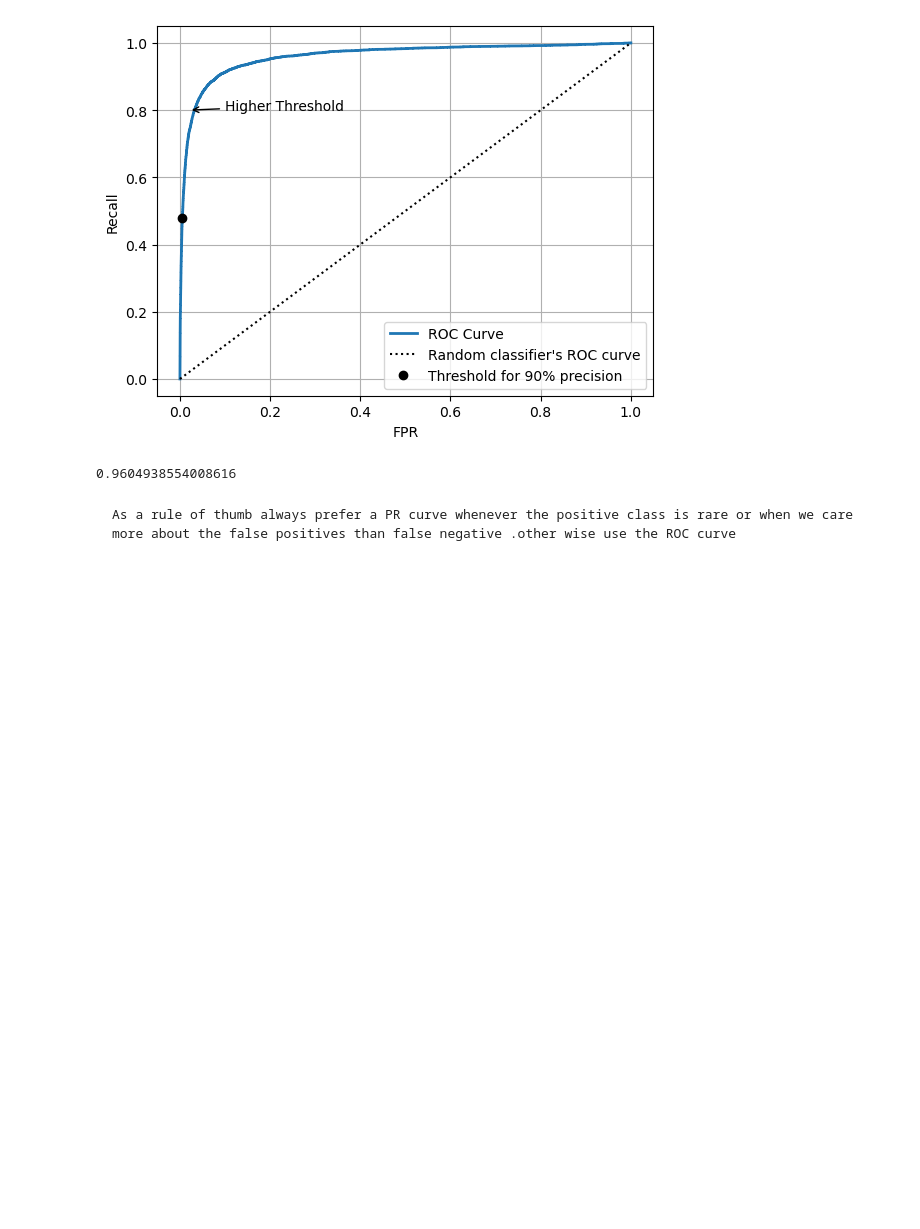
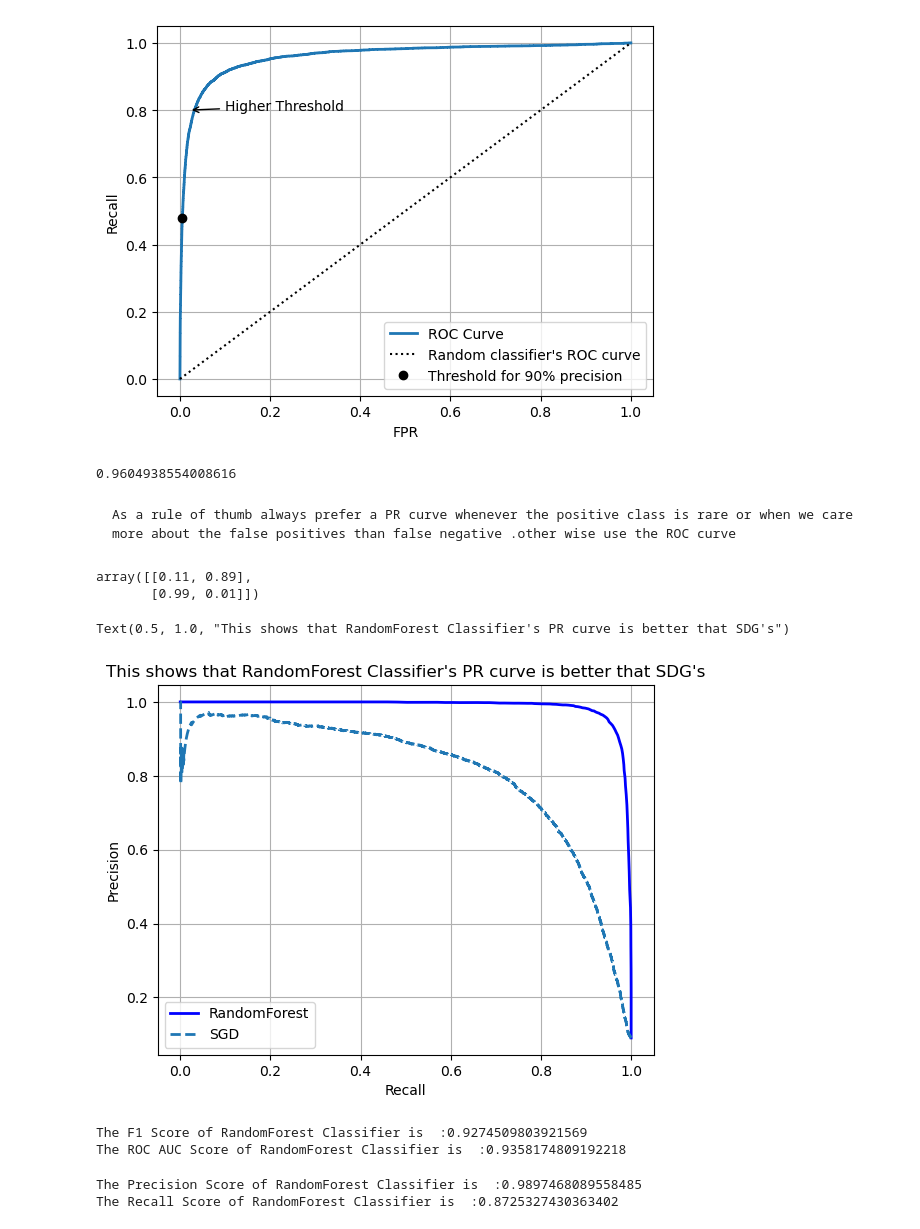
Before and after one commit to anshuman-upadhyay/DataSciences_AIML, a Jupyter notebook: ML/chapter3/mnist.ipynb, the cells around one changed output. Saved outputs shown, nothing was run; the diff lists cells and outputs as text; code cells hidden in the pictures; blank space fills up the shorter version.

```diff
--- a/ML/chapter3/mnist.ipynb
+++ b/ML/chapter3/mnist.ipynb
@@ -251,3 +251,57 @@ roc_auc_score(y_train_5,y_scores)
 
 
     As a rule of thumb always prefer a PR curve whenever the positive class is rare or when we care more about the false positives than false negative .other wise use the ROC curve
+# %%
+#Now for us to compare the the usefulness of the SDGClassifier we use the Randomforest classifier
+from sklearn.ensemble import RandomForestClassifier
+forest_clf = RandomForestClassifier(random_state=42)
+# Unlike the SGDclassifier , Random forest doesnt have a decision_function()
+#that can provide labels and scores for each of the instances in the datasets
+# This is a requirement for the PRECISION_RECALL_CURVE
+# But what random forest does have is a "predict_proba()" method in its class
+#  this is similar to decions function but instead this provides a probability for each of the instances
+#we can just use the probability of the positive class as a score
+# %%
+#calling cross_val_predict() function to train RFC
+y_probas_forest= cross_val_predict(forest_clf,X_train,y_train_5,cv=3,method="predict_proba")
+# %%
+#checking probability for the first 2 images
+y_probas_forest[:2]
+#Predicts first image to be a positive with 89% probability while 2nd it take 90% to be negative
+#The second column contains the estimated probabilites for the positive class
+# %% [output]
+array([[0.11, 0.89],
+       [0.99, 0.01]])
+# %%
+#Passing the second column values into precision_recall_curve()
+y_scores_forest=y_probas_forest[:,1]
+precisions_forest,recalls_forest,thresholds_forest = precision_recall_curve(y_train_5,y_scores_forest)
+# %%
+#Making the pr curve
+plt.plot(recalls_forest,precisions_forest,"b-",linewidth=2,label="RandomForest")
+plt.plot(rec,pre,"--",linewidth=2,label="SGD")
+plt.grid(True)
+plt.legend()
+plt.ylabel("Precision")
+plt.xlabel("Recall")
+
+plt.title("This shows that RandomForest Classifier's PR curve is better that SDG's")
+# %% [output]
+Text(0.5, 1.0, "This shows that RandomForest Classifier's PR curve is better that SDG's")
+[figure, added]
+# %%
+#As the RandomForest's Curve comes much closer to the upper right corner
+# its F1-score and ROC AUC socres are also significantly better
+y_train_pred_forest=y_probas_forest[:,1] >=0.5
+print(f"The F1 Score of RandomForest Classifier is  :{f1_score(y_train_5,y_train_pred_forest)}")
+print(f"The ROC AUC Score of RandomForest Classifier is  :{roc_auc_score(y_train_5,y_train_pred_forest)}")
+# %% [output]
+The F1 Score of RandomForest Classifier is  :0.9274509803921569
+The ROC AUC Score of RandomForest Classifier is  :0.9358174809192218
+# %%
+#at the same time the precsion and recall values are
+print(f"The Precision Score of RandomForest Classifier is  :{precision_score(y_train_5,y_train_pred_forest)}")
+print(f"The Recall Score of RandomForest Classifier is  :{recall_score(y_train_5,y_train_pred_forest)}")
+# %% [output]
+The Precision Score of RandomForest Classifier is  :0.9897468089558485
+The Recall Score of RandomForest Classifier is  :0.8725327430363402
```
Also changed, not shown: parts of 15 cells of this notebook.
